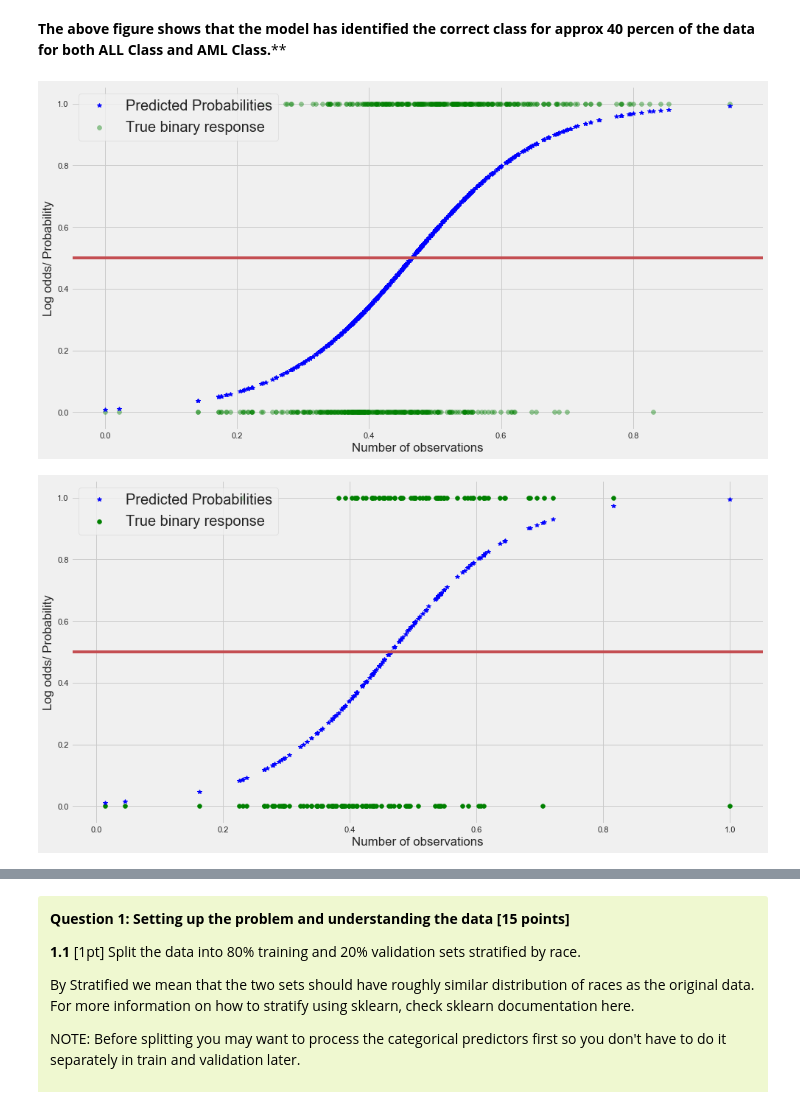
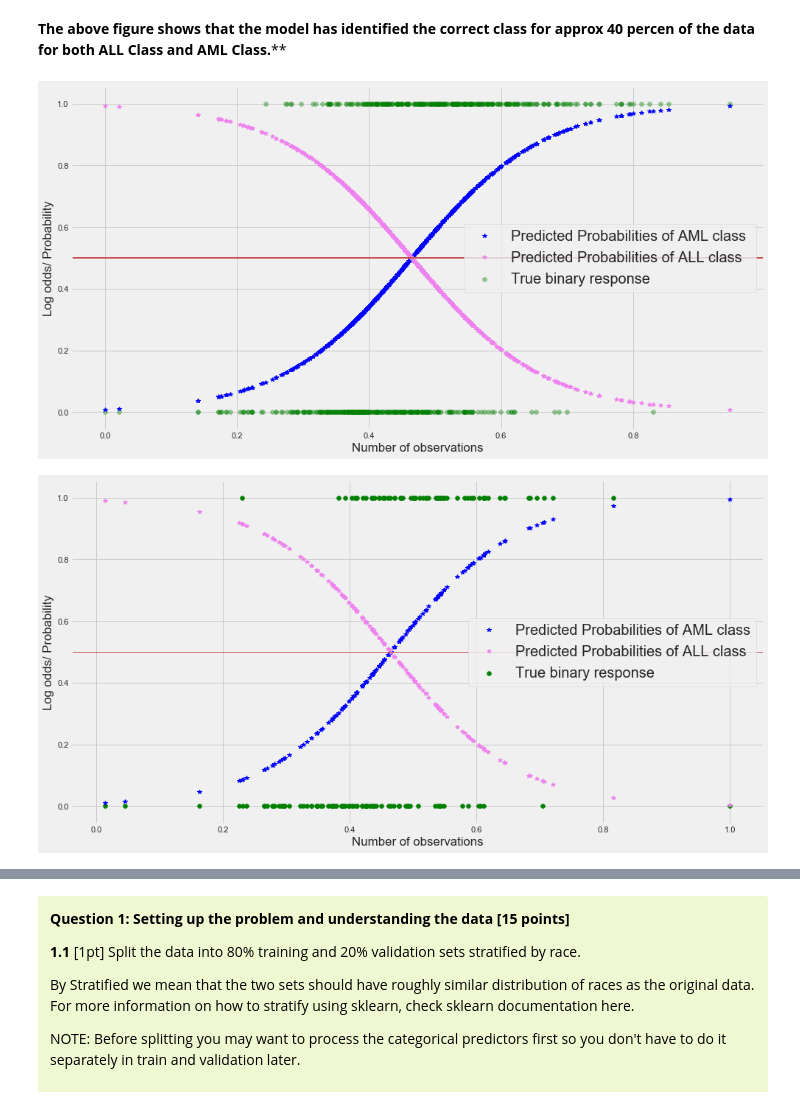
Before and after one commit to Wangsherpa/homeworks, a Jupyter notebook: Homework-3/Homework-3-student.ipynb, the cells around one changed output, grey strips where cells are left out. Cells and saved outputs as stored; diff of their text form; code cells hidden in the pictures.

```diff
--- a/Homework-3/Homework-3-student.ipynb
+++ b/Homework-3/Homework-3-student.ipynb
@@ -329,27 +330,29 @@ test_preds = log_clf.predict_proba(x_test)
 # %%
 # Plots for training set
 plt.figure(figsize=(15, 8))
 plt.scatter(x_train, y_train, color='green', alpha=0.4, label="True binary response")
-plt.plot(x_train, train_preds[:, 1], '*', color='blue', label='Predicted Probabilities')
-plt.axhline(0.5, color='r')
+plt.plot(x_train, train_preds[:, 1], '*', color='blue', label='Predicted Probabilities of AML class ')
+plt.plot(x_train, train_preds[:, 0], '*', color='violet', label='Predicted Probabilities of ALL class')
+plt.axhline(0.5, color='r', linewidth=2)
 plt.xlabel("Number of observations") #check labels
 plt.ylabel("Log odds/ Probability")
 plt.legend(fontsize=20)
 plt.show()
 # %% [output]
-[figure, old version]
+[figure, new version]
 # %%
 # Plots for training set
 plt.figure(figsize=(15, 8))
 plt.scatter(x_test, y_test, color='green', label="True binary response")
-plt.plot(x_test, test_preds[:, 1], '*', color='blue', label='Predicted Probabilities')
-plt.axhline(0.5, color='r')
-plt.xlabel("Number of observations") #check labels
+plt.plot(x_test, test_preds[:, 1], '*', color='blue', label='Predicted Probabilities of AML class')
+plt.plot(x_test, test_preds[:, 0], '*', color='violet', label='Predicted Probabilities of ALL class')
+plt.axhline(0.5, color='r', linewidth=1)
+plt.xlabel("Number of observations")
 plt.ylabel("Log odds/ Probability")
 plt.legend(fontsize=20)
 plt.show()
 # %% [output]
-[figure, old version]
+[figure, new version]
 # %% [markdown]
 <div class="alert alert-block alert-danger" style="color:black;background-color:#EFF8D0">
 <h2 style="color:black;background-color:#EFF8D0"> Part B: Racial bias in machine learning systems [60 points total] </h2>    <br />
```
Also changed, not shown: parts of 16 cells of this notebook.
